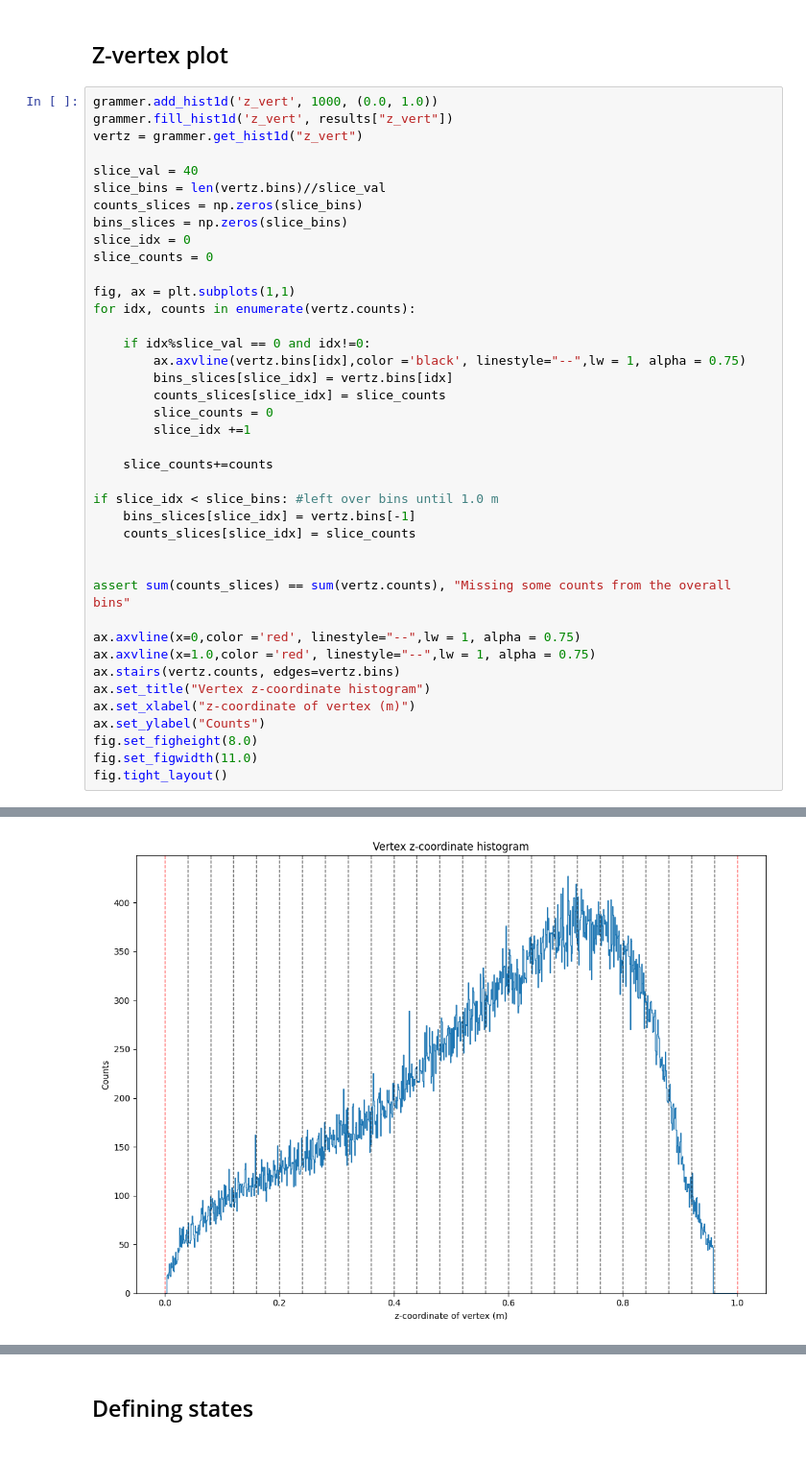
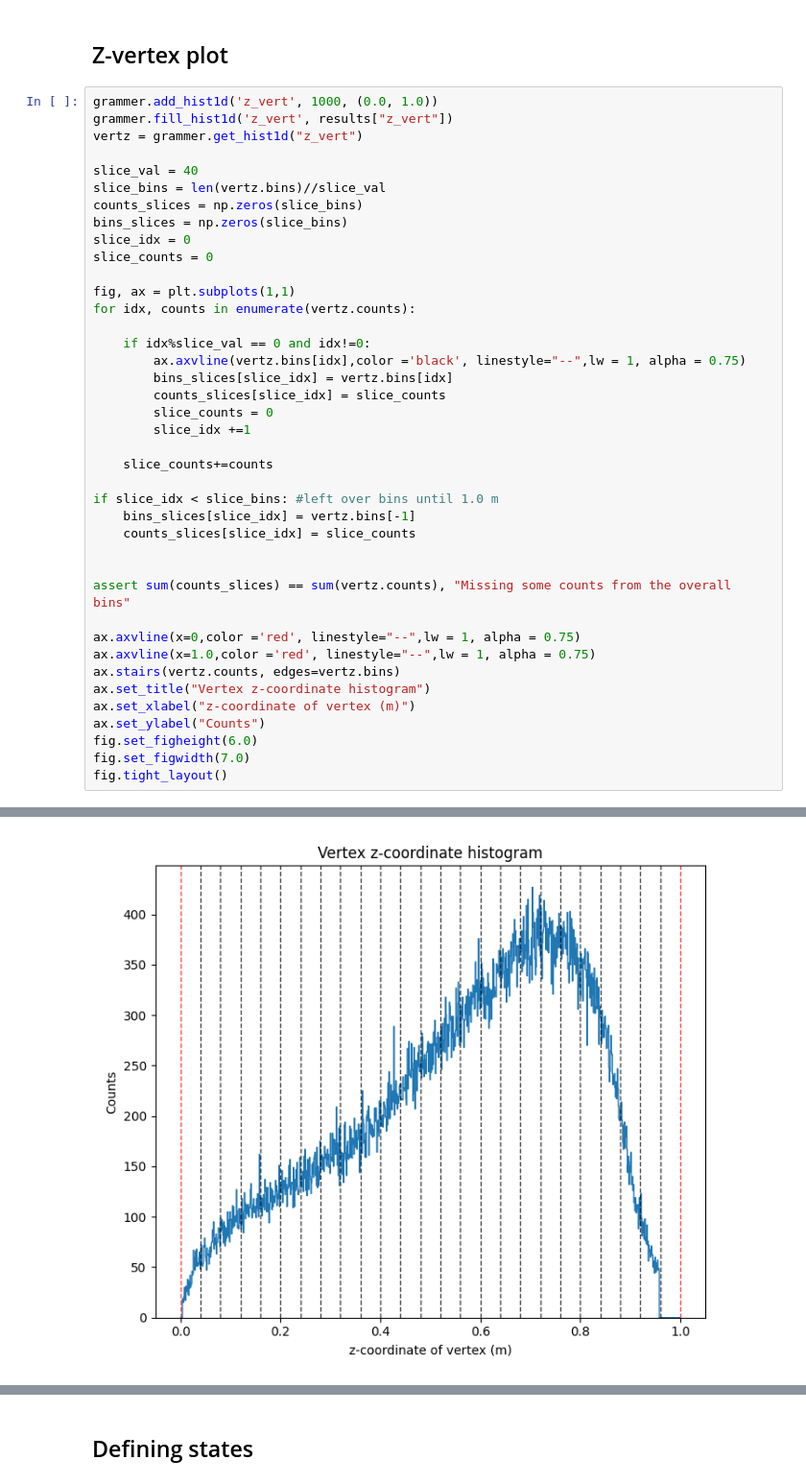
Before and after one commit to singhp99/e20020_analysis, a Jupyter notebook: notebooks/crosssection_correction.ipynb, the cells around one changed output, grey strips where cells are left out. Shown: that part at 96% size. Cells and saved outputs as stored; diff of their text form; blank space fills up the shorter version.

```diff
--- a/notebooks/crosssection_correction.ipynb
+++ b/notebooks/crosssection_correction.ipynb
@@ -181,35 +181,35 @@ slice_idx = 0
 slice_counts = 0
 
 fig, ax = plt.subplots(1,1)
 for idx, counts in enumerate(vertz.counts):
 
     if idx%slice_val == 0 and idx!=0:
         ax.axvline(vertz.bins[idx],color ='black', linestyle="--",lw = 1, alpha = 0.75)
         bins_slices[slice_idx] = vertz.bins[idx]
         counts_slices[slice_idx] = slice_counts
         slice_counts = 0
         slice_idx +=1
 
     slice_counts+=counts
 
 if slice_idx < slice_bins: #left over bins until 1.0 m
     bins_slices[slice_idx] = vertz.bins[-1]
     counts_slices[slice_idx] = slice_counts
 
 
 assert sum(counts_slices) == sum(vertz.counts), "Missing some counts from the overall bins"
 
 ax.axvline(x=0,color ='red', linestyle="--",lw = 1, alpha = 0.75)
 ax.axvline(x=1.0,color ='red', linestyle="--",lw = 1, alpha = 0.75)
 ax.stairs(vertz.counts, edges=vertz.bins)
 ax.set_title("Vertex z-coordinate histogram")
 ax.set_xlabel("z-coordinate of vertex (m)")
 ax.set_ylabel("Counts")
-fig.set_figheight(8.0)
-fig.set_figwidth(11.0)
+fig.set_figheight(6.0)
+fig.set_figwidth(7.0)
 fig.tight_layout()
 # %% [output]
 Overwriting histogram named z_vert in Histogrammer.add_histogram!
-[figure, old version]
+[figure, new version]
 # %%
 percentage_slice = (counts_slices/sum(counts_slices))
```
Also changed, not shown: parts of 3 cells of this notebook.
